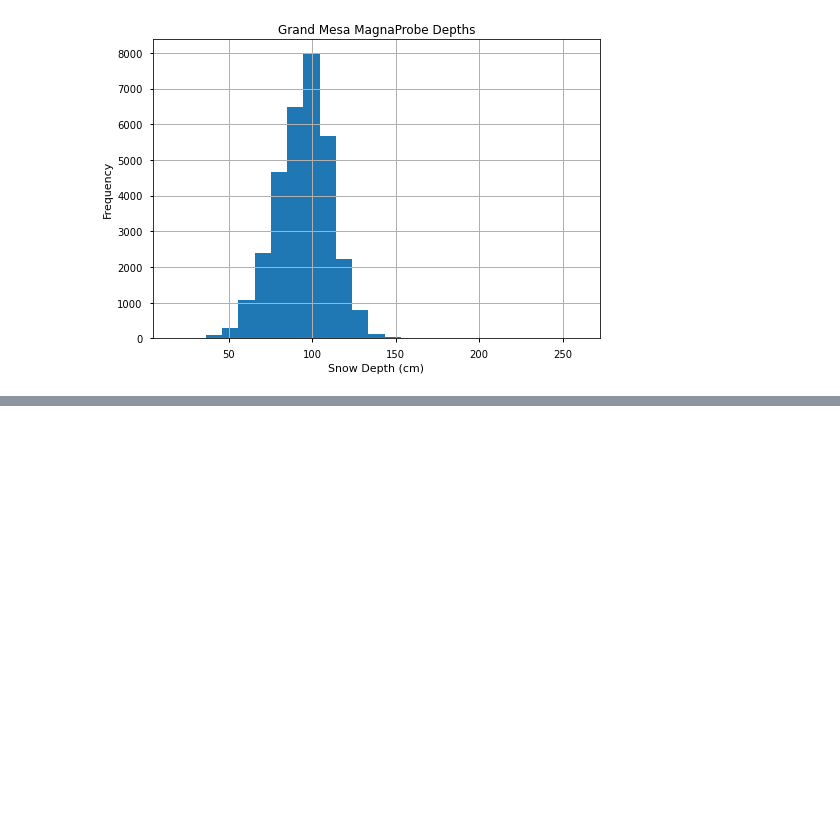
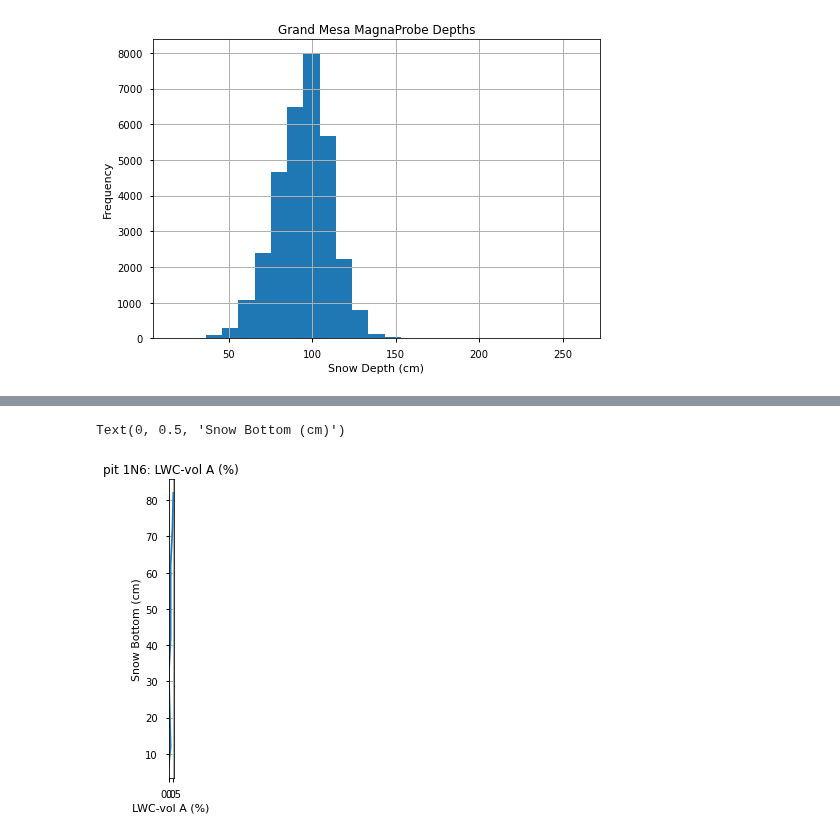
Before and after one commit to snowex-hackweek/uavsar, a Jupyter notebook: ShazWork/Test_Python.ipynb, the cells around one changed output, grey strips where cells are left out. Cells and saved outputs as stored; diff of their text form; code cells hidden in the pictures; blank space fills up the shorter version.

Commit message:
Working with LWC data

```diff
--- a/ShazWork/Test_Python.ipynb
+++ b/ShazWork/Test_Python.ipynb
@@ -181,3 +181,19 @@ ax.set_ylabel('Frequency')
 # %% [output]
 Text(0, 0.5, 'Frequency')
 [figure]
+# %%
+# Uses AWS credentials on machine
+fs = s3fs.S3FileSystem()
+
+# which data bucket?
+bucket = 'snowex-data'
+
+# contents inside /pits
+flist = fs.ls(f'{bucket}/tutorial-data/core-datasets/pits/')
+
+# which files do we want?
+suffix='.csv'
+
+# list comprehension to get .csv files (not .xlsx or .jpgs)
+csv_files = [filename for filename in flist if filename.endswith(suffix)]
+csv_files[:5]
@@ -183,0 +206,10 @@ Text(0, 0.5, 'Frequency')
+# %%
+# what files would you like to find?
+parameter = 'LWC'
+pitID = '1N6'
+date = '20200128'
+# %%
+with fs.open('/snowex-data/tutorial-data/core-datasets/pits/SnowEx20_SnowPits_GMIOP_{}_{}_{}_v01.csv'.format(date, pitID, parameter), 'rb') as f:
+
+    t = pd.read_csv(f, header=7)
+t
@@ -183,0 +227,11 @@ Text(0, 0.5, 'Frequency')
+# %%
+# plot LWC
+ax = t.plot(x='LWC-vol A (%)',y='Bottom (cm)', legend=False)
+ax.set_aspect(0.4)
+ax.grid()
+ax.set_title('pit {}: LWC-vol A (%)'.format(pitID))
+ax.set_xlabel('LWC-vol A (%)')
+ax.set_ylabel('Snow Bottom (cm)')
+# %% [output]
+Text(0, 0.5, 'Snow Bottom (cm)')
+[figure, added]
```
Also changed, not shown: parts of 2 cells of this notebook.
